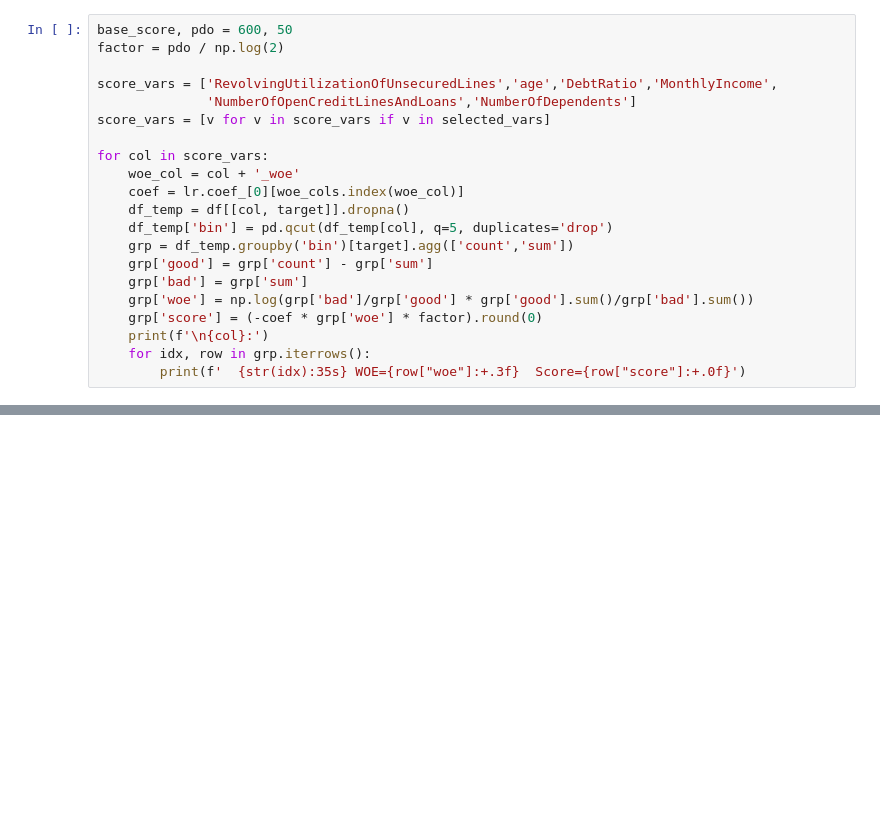
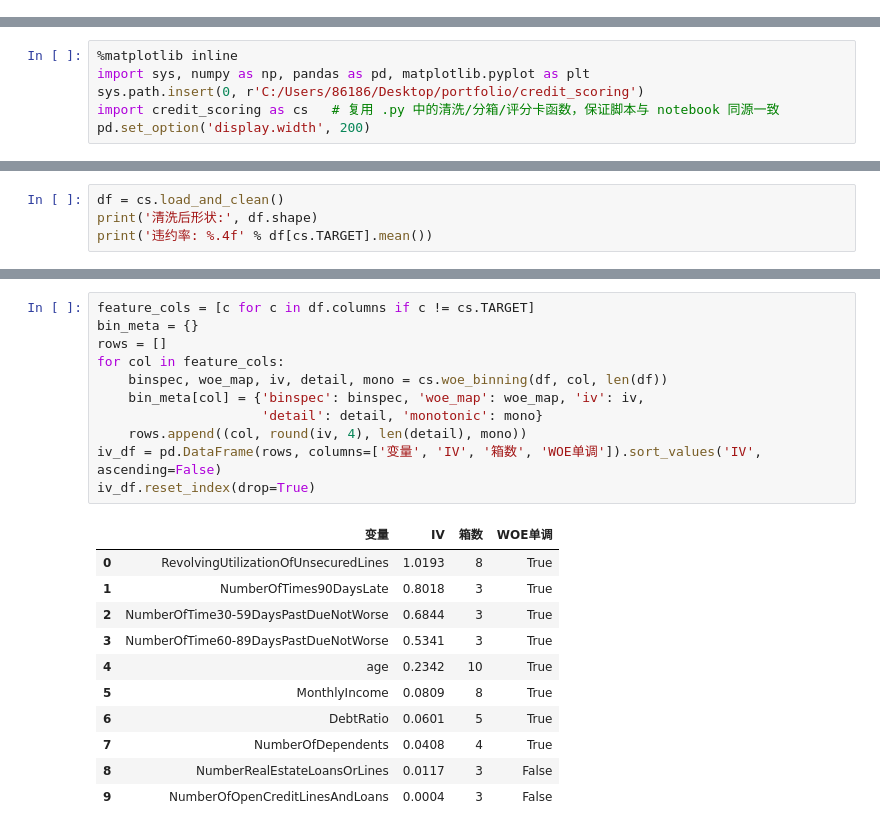
Before and after one commit to maqima234/data-analysis-portfolio, a Jupyter notebook: credit_scoring/credit_scoring.ipynb, the cells around one changed output, grey strips where cells are left out. Saved outputs shown, nothing was run; the diff lists cells and outputs as text; blank space fills up the shorter version.

```diff
--- a/credit_scoring/credit_scoring.ipynb
+++ b/credit_scoring/credit_scoring.ipynb
@@ -114,21 +0,0 @@ coef_df
-# %%
-base_score, pdo = 600, 50
-factor = pdo / np.log(2)
-
-score_vars = ['RevolvingUtilizationOfUnsecuredLines','age','DebtRatio','MonthlyIncome',
-              'NumberOfOpenCreditLinesAndLoans','NumberOfDependents']
-score_vars = [v for v in score_vars if v in selected_vars]
-
-for col in score_vars:
-    woe_col = col + '_woe'
-    coef = lr.coef_[0][woe_cols.index(woe_col)]
-    df_temp = df[[col, target]].dropna()
-    df_temp['bin'] = pd.qcut(df_temp[col], q=5, duplicates='drop')
-    grp = df_temp.groupby('bin')[target].agg(['count','sum'])
-    grp['good'] = grp['count'] - grp['sum']
-    grp['bad'] = grp['sum']
-    grp['woe'] = np.log(grp['bad']/grp['good'] * grp['good'].sum()/grp['bad'].sum())
-    grp['score'] = (-coef * grp['woe'] * factor).round(0)
-    print(f'\n{col}:')
-    for idx, row in grp.iterrows():
-        print(f'  {str(idx):35s} WOE={row["woe"]:+.3f}  Score={row["score"]:+.0f}')
@@ -186,0 +7,6 @@ Python (pandas, numpy, sklearn, matplotlib) · 逻辑回归 · WOE/IV · 评分
+# %%
+%matplotlib inline
+import sys, numpy as np, pandas as pd, matplotlib.pyplot as plt
+sys.path.insert(0, r'C:/Users/86186/Desktop/portfolio/credit_scoring')
+import credit_scoring as cs   # 复用 .py 中的清洗/分箱/评分卡函数，保证脚本与 notebook 同源一致
+pd.set_option('display.width', 200)
@@ -186,0 +19,4 @@ Python (pandas, numpy, sklearn, matplotlib) · 逻辑回归 · WOE/IV · 评分
+# %%
+df = cs.load_and_clean()
+print('清洗后形状:', df.shape)
+print('违约率: %.4f' % df[cs.TARGET].mean())
@@ -186,0 +59,23 @@ Python (pandas, numpy, sklearn, matplotlib) · 逻辑回归 · WOE/IV · 评分
+# %%
+feature_cols = [c for c in df.columns if c != cs.TARGET]
+bin_meta = {}
+rows = []
+for col in feature_cols:
+    binspec, woe_map, iv, detail, mono = cs.woe_binning(df, col, len(df))
+    bin_meta[col] = {'binspec': binspec, 'woe_map': woe_map, 'iv': iv,
+                     'detail': detail, 'monotonic': mono}
+    rows.append((col, round(iv, 4), len(detail), mono))
+iv_df = pd.DataFrame(rows, columns=['变量', 'IV', '箱数', 'WOE单调']).sort_values('IV', ascending=False)
+iv_df.reset_index(drop=True)
+# %% [output]
+|  | 变量 | IV | 箱数 | WOE单调 |
+| 0 | RevolvingUtilizationOfUnsecuredLines | 1.0193 | 8 | True |
+| 1 | NumberOfTimes90DaysLate | 0.8018 | 3 | True |
+| 2 | NumberOfTime30-59DaysPastDueNotWorse | 0.6844 | 3 | True |
+| 3 | NumberOfTime60-89DaysPastDueNotWorse | 0.5341 | 3 | True |
+| 4 | age | 0.2342 | 10 | True |
+| 5 | MonthlyIncome | 0.0809 | 8 | True |
+| 6 | DebtRatio | 0.0601 | 5 | True |
+| 7 | NumberOfDependents | 0.0408 | 4 | True |
+| 8 | NumberRealEstateLoansOrLines | 0.0117 | 3 | False |
+| 9 | NumberOfOpenCreditLinesAndLoans | 0.0004 | 3 | False |
```
Also changed, not shown: parts of 43 cells of this notebook, 9 other files.
